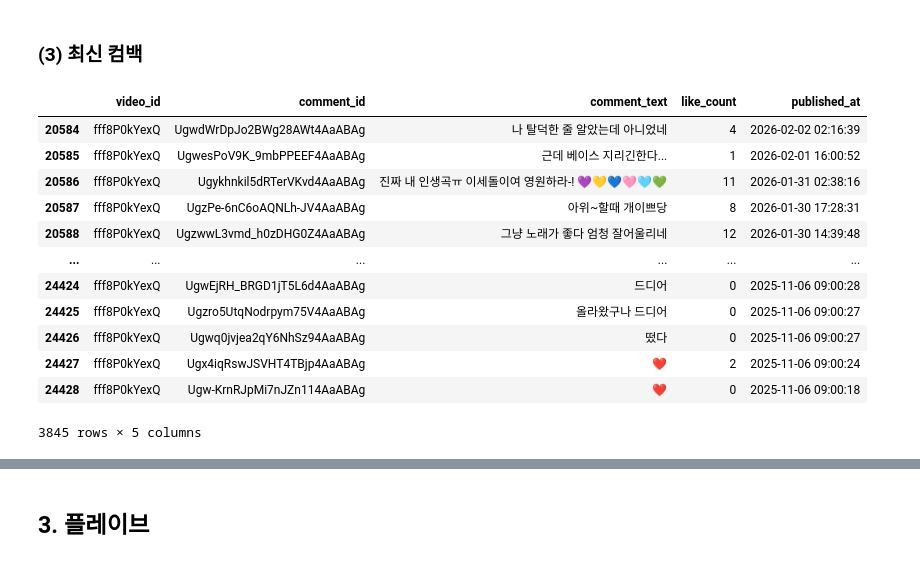
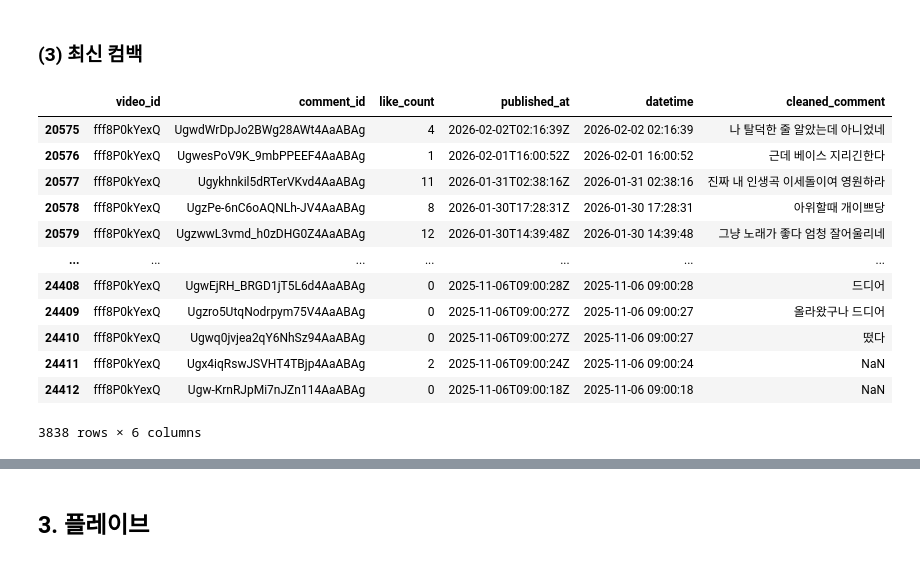
Before and after one commit to PotenUP3-DA-Team4/DA_AI_Jobs, a Jupyter notebook: cocacoca0810/01_youtube_comments.ipynb, the cells around one changed output, grey strips where cells are left out. Cells and saved outputs as stored; diff of their text form; code cells hidden in the pictures.

```diff
--- a/cocacoca0810/01_youtube_comments.ipynb
+++ b/cocacoca0810/01_youtube_comments.ipynb
@@ -424,20 +531,20 @@ sentence_series.to_csv("./data/01_raw/subsets/ISEGYE_comments_most.csv")
 # %% [markdown]
 ### (3) 최신 컴백
 # %%
-df_ISEGYE_03 = df[df['video_id'] == 'fff8P0kYexQ']
+df_ISEGYE_03 = df2[df2['video_id'] == 'fff8P0kYexQ']
 df_ISEGYE_03
 # %% [output]
-|  | video_id | comment_id | comment_text | like_count | published_at |
-| 20584 | fff8P0kYexQ | UgwdWrDpJo2BWg28AWt4AaABAg | 나 탈덕한 줄 알았는데 아니었네 | 4 | 2026-02-02 02:16:39 |
-| 20585 | fff8P0kYexQ | UgwesPoV9K_9mbPPEEF4AaABAg | 근데 베이스 지리긴한다... | 1 | 2026-02-01 16:00:52 |
-| 20586 | fff8P0kYexQ | Ugykhnkil5dRTerVKvd4AaABAg | 진짜 내 인생곡ㅠ 이세돌이여 영원하라-! 💜💛💙🩷🩵💚 | 11 | 2026-01-31 02:38:16 |
-| 20587 | fff8P0kYexQ | UgzPe-6nC6oAQNLh-JV4AaABAg | 아위~할때 개이쁘당 | 8 | 2026-01-30 17:28:31 |
-| 20588 | fff8P0kYexQ | UgzwwL3vmd_h0zDHG0Z4AaABAg | 그냥 노래가 좋다 엄청 잘어울리네 | 12 | 2026-01-30 14:39:48 |
-| ... | ... | ... | ... | ... | ... |
-| 24424 | fff8P0kYexQ | UgwEjRH_BRGD1jT5L6d4AaABAg | 드디어 | 0 | 2025-11-06 09:00:28 |
-| 24425 | fff8P0kYexQ | Ugzro5UtqNodrpym75V4AaABAg | 올라왔구나 드디어 | 0 | 2025-11-06 09:00:27 |
-| 24426 | fff8P0kYexQ | Ugwq0jvjea2qY6NhSz94AaABAg | 떴다 | 0 | 2025-11-06 09:00:27 |
-| 24427 | fff8P0kYexQ | Ugx4iqRswJSVHT4TBjp4AaABAg | ❤ | 2 | 2025-11-06 09:00:24 |
-| 24428 | fff8P0kYexQ | Ugw-KrnRJpMi7nJZn114AaABAg | ❤ | 0 | 2025-11-06 09:00:18 |
+|  | video_id | comment_id | like_count | published_at | datetime | cleaned_comment |
+| 20575 | fff8P0kYexQ | UgwdWrDpJo2BWg28AWt4AaABAg | 4 | 2026-02-02T02:16:39Z | 2026-02-02 02:16:39 | 나 탈덕한 줄 알았는데 아니었네 |
+| 20576 | fff8P0kYexQ | UgwesPoV9K_9mbPPEEF4AaABAg | 1 | 2026-02-01T16:00:52Z | 2026-02-01 16:00:52 | 근데 베이스 지리긴한다 |
+| 20577 | fff8P0kYexQ | Ugykhnkil5dRTerVKvd4AaABAg | 11 | 2026-01-31T02:38:16Z | 2026-01-31 02:38:16 | 진짜 내 인생곡 이세돌이여 영원하라 |
+| 20578 | fff8P0kYexQ | UgzPe-6nC6oAQNLh-JV4AaABAg | 8 | 2026-01-30T17:28:31Z | 2026-01-30 17:28:31 | 아위할때 개이쁘당 |
+| 20579 | fff8P0kYexQ | UgzwwL3vmd_h0zDHG0Z4AaABAg | 12 | 2026-01-30T14:39:48Z | 2026-01-30 14:39:48 | 그냥 노래가 좋다 엄청 잘어울리네 |
+| ... | ... | ... | ... | ... | ... | ... |
+| 24408 | fff8P0kYexQ | UgwEjRH_BRGD1jT5L6d4AaABAg | 0 | 2025-11-06T09:00:28Z | 2025-11-06 09:00:28 | 드디어 |
+| 24409 | fff8P0kYexQ | Ugzro5UtqNodrpym75V4AaABAg | 0 | 2025-11-06T09:00:27Z | 2025-11-06 09:00:27 | 올라왔구나 드디어 |
+| 24410 | fff8P0kYexQ | Ugwq0jvjea2qY6NhSz94AaABAg | 0 | 2025-11-06T09:00:27Z | 2025-11-06 09:00:27 | 떴다 |
+| 24411 | fff8P0kYexQ | Ugx4iqRswJSVHT4TBjp4AaABAg | 2 | 2025-11-06T09:00:24Z | 2025-11-06 09:00:24 | NaN |
+| 24412 | fff8P0kYexQ | Ugw-KrnRJpMi7nJZn114AaABAg | 0 | 2025-11-06T09:00:18Z | 2025-11-06 09:00:18 | NaN |
-3845 rows × 5 columns
+3838 rows × 6 columns
 # %%
```
Also changed, not shown: parts of 66 cells of this notebook, 17 other files.
